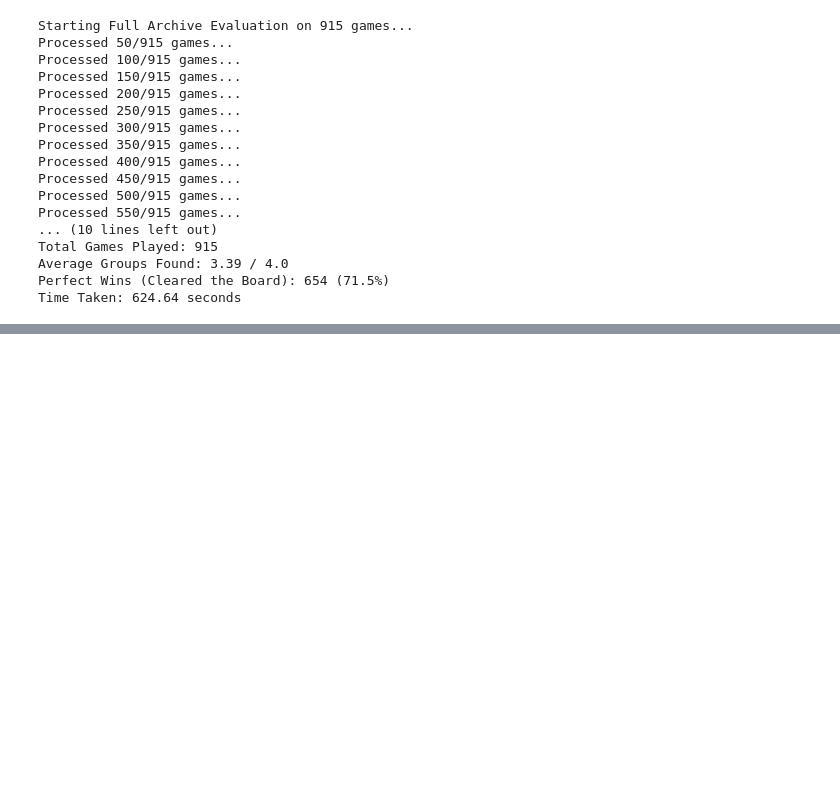
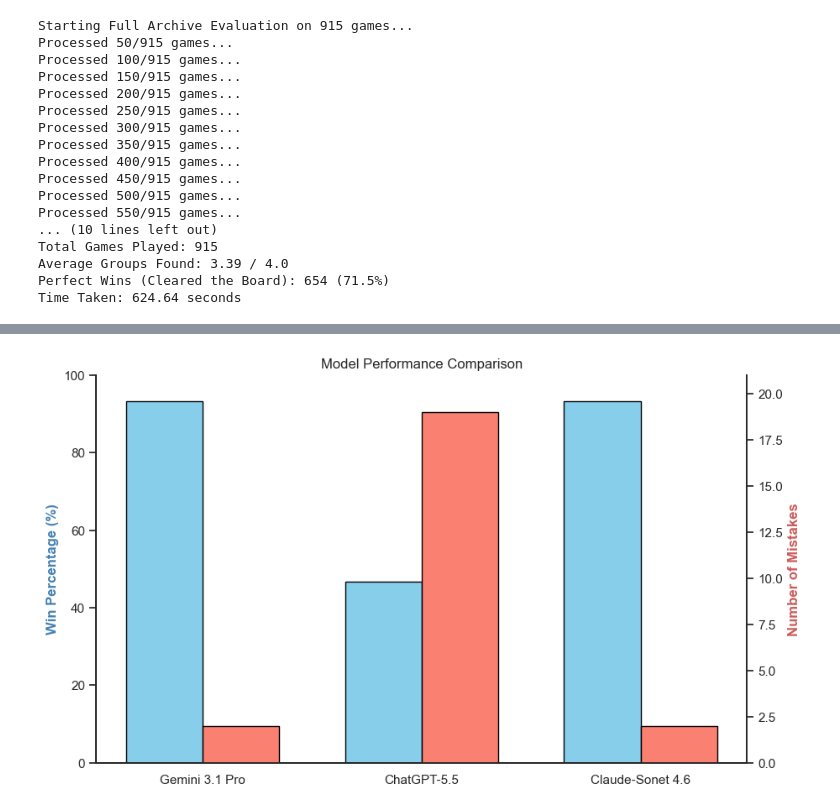
Before and after one commit to tat400pinglife/connections_bot, a Jupyter notebook: new_method.ipynb, the cells around one changed output, grey strips where cells are left out. Saved outputs shown, nothing was run; the diff lists cells and outputs as text; code cells hidden in the pictures; blank space fills up the shorter version.

```diff
--- a/new_method.ipynb
+++ b/new_method.ipynb
@@ -746,0 +1185,35 @@ Time Taken: 624.64 seconds
+# %%
+import matplotlib.pyplot as plt
+import numpy as np
+
+# Data points
+models = ['Gemini 3.1 Pro', 'ChatGPT-5.5', 'Claude-Sonet 4.6']
+win_percentage = [93.3, 46.7, 93.3]
+mistakes = [2, 19, 2]
+
+x = np.arange(len(models))
+width = 0.35
+
+fig, ax1 = plt.subplots(figsize=(10, 6))
+
+# Primary Y-axis: Win Percentage
+ax1.bar(x - width/2, win_percentage, width, label='Win Percentage (%)', color='skyblue', edgecolor='black')
+ax1.set_ylabel('Win Percentage (%)', color='steelblue', fontweight='bold')
+ax1.set_ylim(0, 100)
+
+# Secondary Y-axis: Mistakes
+ax2 = ax1.twinx()
+ax2.bar(x + width/2, mistakes, width, label='Number of Mistakes', color='salmon', edgecolor='black')
+ax2.set_ylabel('Number of Mistakes', color='indianred', fontweight='bold')
+ax2.set_ylim(0, max(mistakes) + 2)
+
+plt.title('Model Performance Comparison')
+ax1.set_xticks(x)
+ax1.set_xticklabels(models)
+
+# remove top bar
+ax1.spines['top'].set_visible(False)
+ax2.spines['top'].set_visible(False)
+plt.show()
+# %% [output]
+[figure, added]
```
Also changed, not shown: parts of 16 cells of this notebook, 9 other files.
